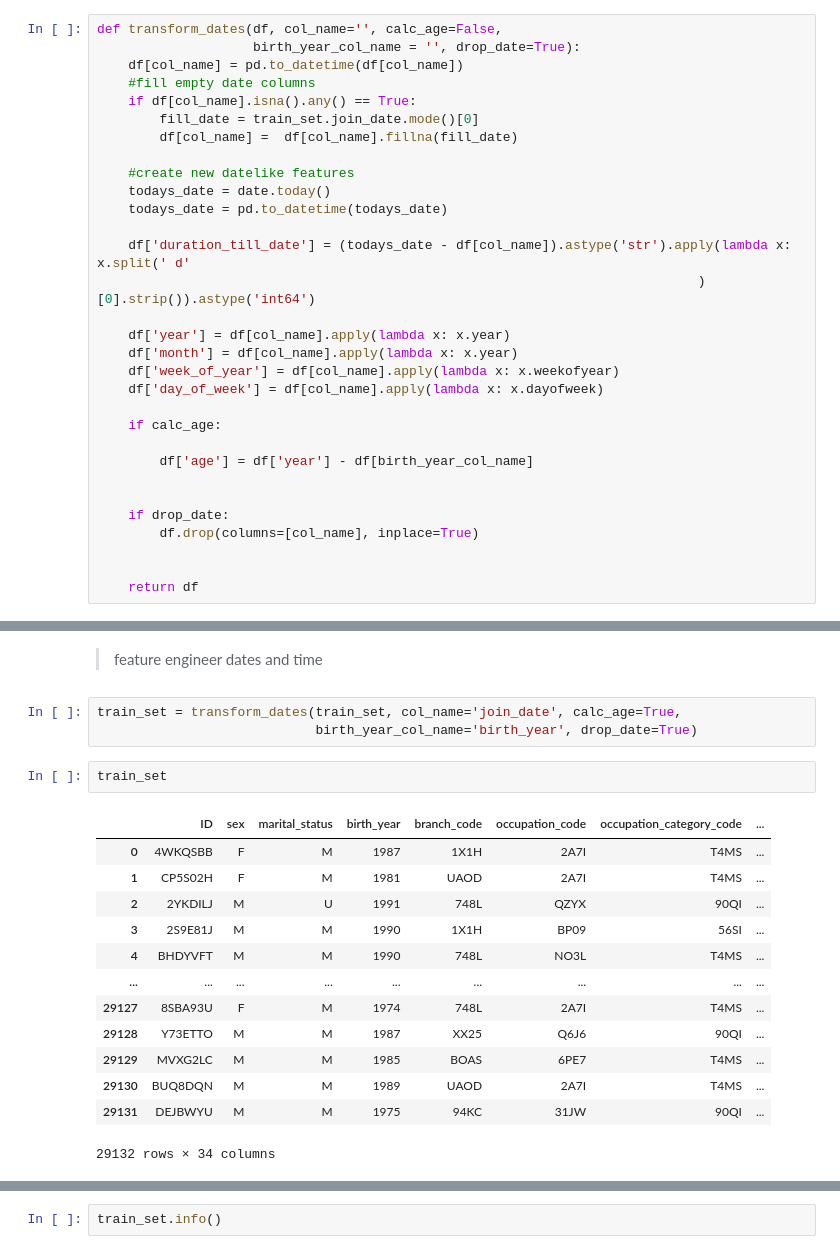
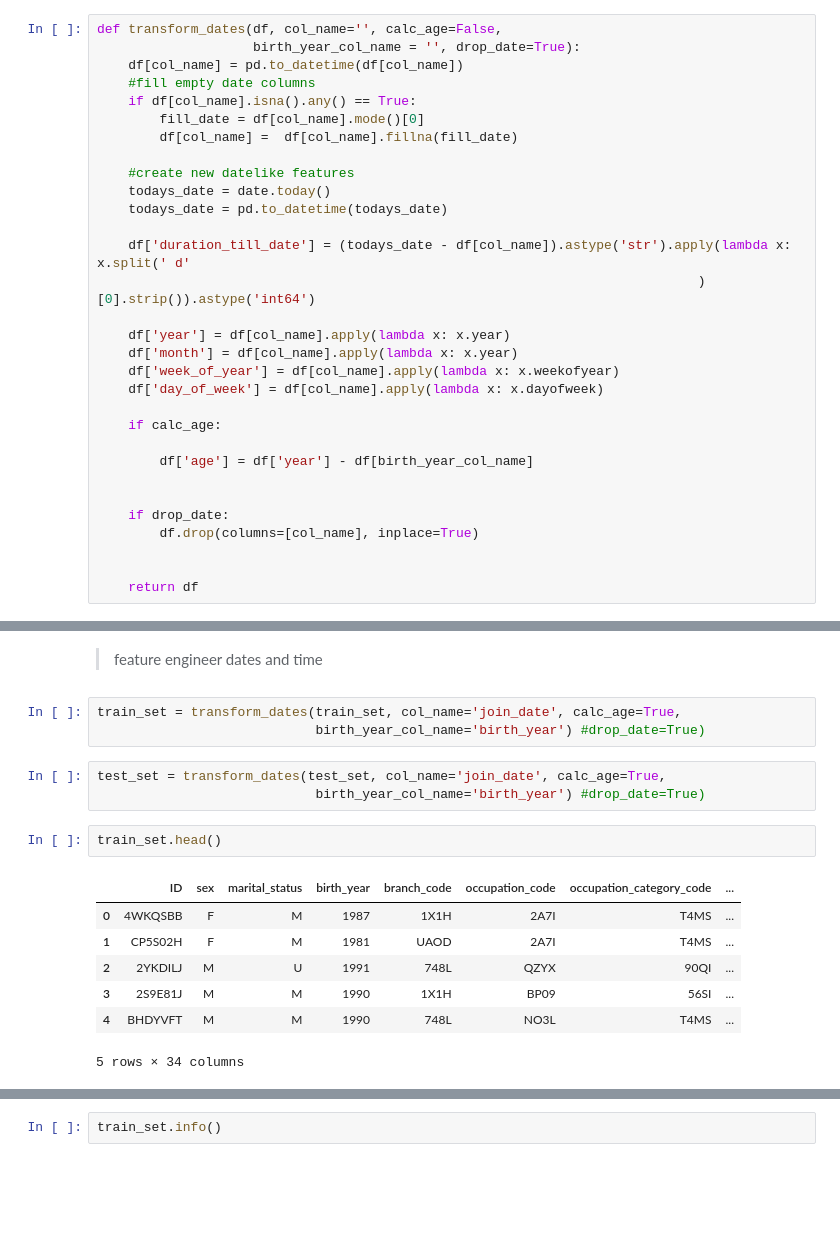
Before and after one commit to Patrick5455/Zimnat-Insurance-Challenge, a Jupyter notebook: modelling/modelling_notebook.ipynb, the cells around one changed output, grey strips where cells are left out. Saved outputs shown, nothing was run; the diff lists cells and outputs as text; blank space fills up the shorter version.

```diff
--- a/modelling/modelling_notebook.ipynb
+++ b/modelling/modelling_notebook.ipynb
@@ -111,7 +115,7 @@ def transform_dates(df, col_name='', calc_age=False,
     df[col_name] = pd.to_datetime(df[col_name])
     #fill empty date columns
     if df[col_name].isna().any() == True:
-        fill_date = train_set.join_date.mode()[0]
+        fill_date = df[col_name].mode()[0]
         df[col_name] =  df[col_name].fillna(fill_date)
 
     #create new datelike features
@@ -271,20 +337,17 @@ no more null values in date
 > feature engineer dates and time
 # %%
 train_set = transform_dates(train_set, col_name='join_date', calc_age=True,
-                            birth_year_col_name='birth_year', drop_date=True)
+                            birth_year_col_name='birth_year') #drop_date=True)
+# %%
+test_set = transform_dates(test_set, col_name='join_date', calc_age=True,
+                            birth_year_col_name='birth_year') #drop_date=True)
 # %%
-train_set
+train_set.head()
 # %% [output]
 |  | ID | sex | marital_status | birth_year | branch_code | occupation_code | occupation_category_code | ... |
 | 0 | 4WKQSBB | F | M | 1987 | 1X1H | 2A7I | T4MS | ... |
 | 1 | CP5S02H | F | M | 1981 | UAOD | 2A7I | T4MS | ... |
 | 2 | 2YKDILJ | M | U | 1991 | 748L | QZYX | 90QI | ... |
 | 3 | 2S9E81J | M | M | 1990 | 1X1H | BP09 | 56SI | ... |
 | 4 | BHDYVFT | M | M | 1990 | 748L | NO3L | T4MS | ... |
-| ... | ... | ... | ... | ... | ... | ... | ... | ... |
-| 29127 | 8SBA93U | F | M | 1974 | 748L | 2A7I | T4MS | ... |
-| 29128 | Y73ETTO | M | M | 1987 | XX25 | Q6J6 | 90QI | ... |
-| 29129 | MVXG2LC | M | M | 1985 | BOAS | 6PE7 | T4MS | ... |
-| 29130 | BUQ8DQN | M | M | 1989 | UAOD | 2A7I | T4MS | ... |
-| 29131 | DEJBWYU | M | M | 1975 | 94KC | 31JW | 90QI | ... |
-29132 rows × 34 columns
+5 rows × 34 columns
```
Also changed, not shown: parts of 26 cells of this notebook.
